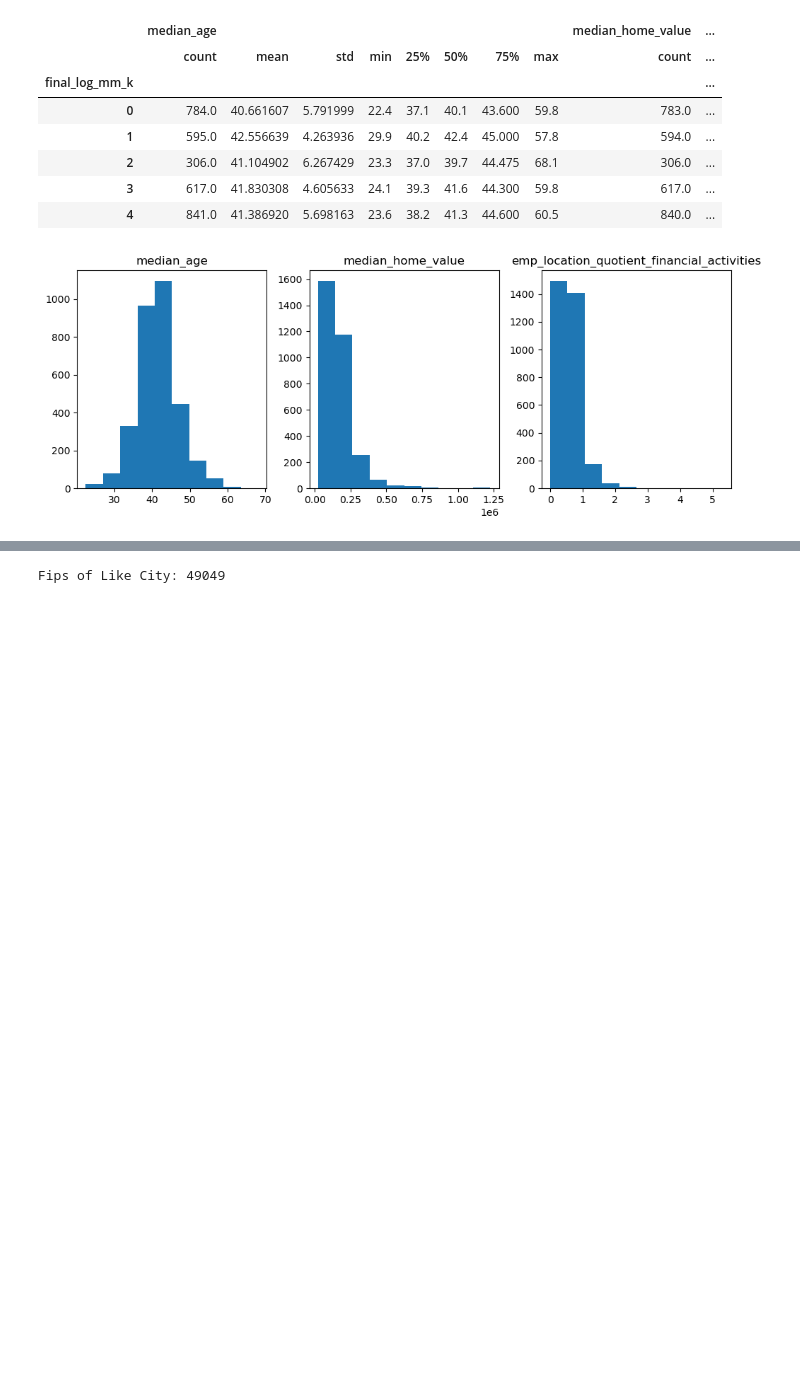
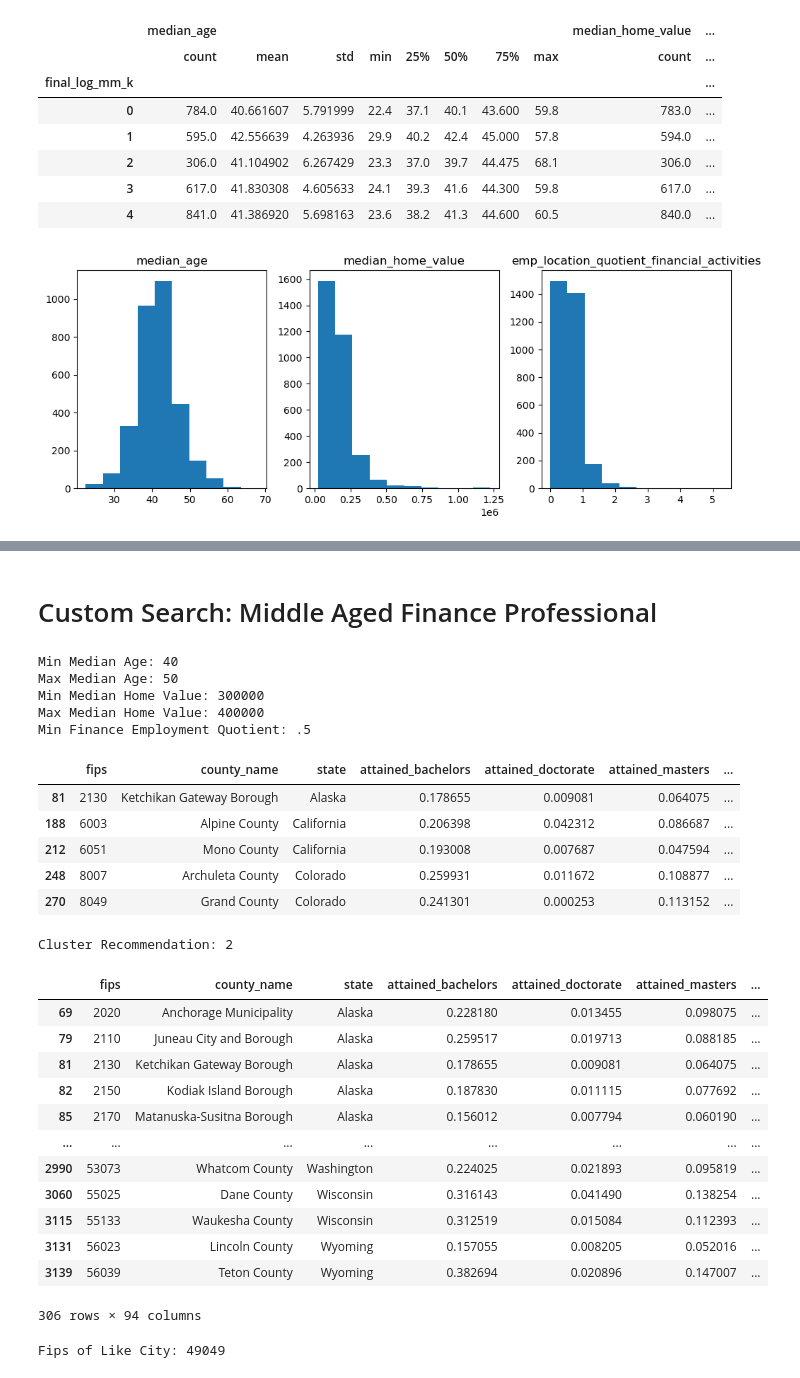
Before and after one commit to RyanZimmermanNWU/Northwestern-MSDS-Capstone-2023, a Jupyter notebook: Scripts/e. Cluster Implementation Example.ipynb, the cells around one changed output, grey strips where cells are left out. Cells and saved outputs as stored; diff of their text form; code cells hidden in the pictures; blank space fills up the shorter version.

```diff
--- a/Scripts/e. Cluster Implementation Example.ipynb
+++ b/Scripts/e. Cluster Implementation Example.ipynb
@@ -82,3 +96,48 @@ Min Finance Employment Quotient: .5
+# %% [markdown]
+# Custom Search: Middle Aged Finance Professional
+# %%
+min_median_age, max_median_age = input('Min Median Age: '), input('Max Median Age: ')
+min_median_home_value, max_median_home_value = input('Min Median Home Value: '), input('Max Median Home Value: ')
+min_emp_quotient_fin = input('Min Finance Employment Quotient: ')
+
+recommendation = data[(data['median_age'] >= float(min_median_age)) & (data['median_age'] <= float(max_median_age)) \
+                     & (data['median_home_value'] >= float(min_median_home_value)) & (data['median_home_value'] <= float(max_median_home_value)) \
+                     & (data['emp_location_quotient_financial_activities'] >= float(min_emp_quotient_fin))]
+display(recommendation.head())
+
+# Create Recommendation
+grp = recommendation.groupby('final_log_mm_k')[['final_log_mm_k']].count()
+grp.rename(columns = {'final_log_mm_k' : 'counts'} ,inplace = True)
+grp = grp.reset_index().sort_values(by='counts',ascending = False)
+cluster_recommendation = grp.head(1)[['final_log_mm_k']].values[0][0]
+print(f'Cluster Recommendation: {cluster_recommendation}')
+display(data[data['final_log_mm_k'] == cluster_recommendation])
+# %% [output]
+Min Median Age: 40
+Max Median Age: 50
+Min Median Home Value: 300000
+Max Median Home Value: 400000
+Min Finance Employment Quotient: .5
+|  | fips | county_name | state | attained_bachelors | attained_doctorate | attained_masters | ... |
+| 81 | 2130 | Ketchikan Gateway Borough | Alaska | 0.178655 | 0.009081 | 0.064075 | ... |
+| 188 | 6003 | Alpine County | California | 0.206398 | 0.042312 | 0.086687 | ... |
+| 212 | 6051 | Mono County | California | 0.193008 | 0.007687 | 0.047594 | ... |
+| 248 | 8007 | Archuleta County | Colorado | 0.259931 | 0.011672 | 0.108877 | ... |
+| 270 | 8049 | Grand County | Colorado | 0.241301 | 0.000253 | 0.113152 | ... |
+Cluster Recommendation: 2
+|  | fips | county_name | state | attained_bachelors | attained_doctorate | attained_masters | ... |
+| 69 | 2020 | Anchorage Municipality | Alaska | 0.228180 | 0.013455 | 0.098075 | ... |
+| 79 | 2110 | Juneau City and Borough | Alaska | 0.259517 | 0.019713 | 0.088185 | ... |
+| 81 | 2130 | Ketchikan Gateway Borough | Alaska | 0.178655 | 0.009081 | 0.064075 | ... |
+| 82 | 2150 | Kodiak Island Borough | Alaska | 0.187830 | 0.011115 | 0.077692 | ... |
+| 85 | 2170 | Matanuska-Susitna Borough | Alaska | 0.156012 | 0.007794 | 0.060190 | ... |
+| ... | ... | ... | ... | ... | ... | ... | ... |
+| 2990 | 53073 | Whatcom County | Washington | 0.224025 | 0.021893 | 0.095819 | ... |
+| 3060 | 55025 | Dane County | Wisconsin | 0.316143 | 0.041490 | 0.138254 | ... |
+| 3115 | 55133 | Waukesha County | Wisconsin | 0.312519 | 0.015084 | 0.112393 | ... |
+| 3131 | 56023 | Lincoln County | Wyoming | 0.157055 | 0.008205 | 0.052016 | ... |
+| 3139 | 56039 | Teton County | Wyoming | 0.382694 | 0.020896 | 0.147007 | ... |
+306 rows × 94 columns
 # %%
 # add some sort of rank ordering which considerds local distance to target cluster
 
```
Also changed, not shown: parts of 7 cells of this notebook.
